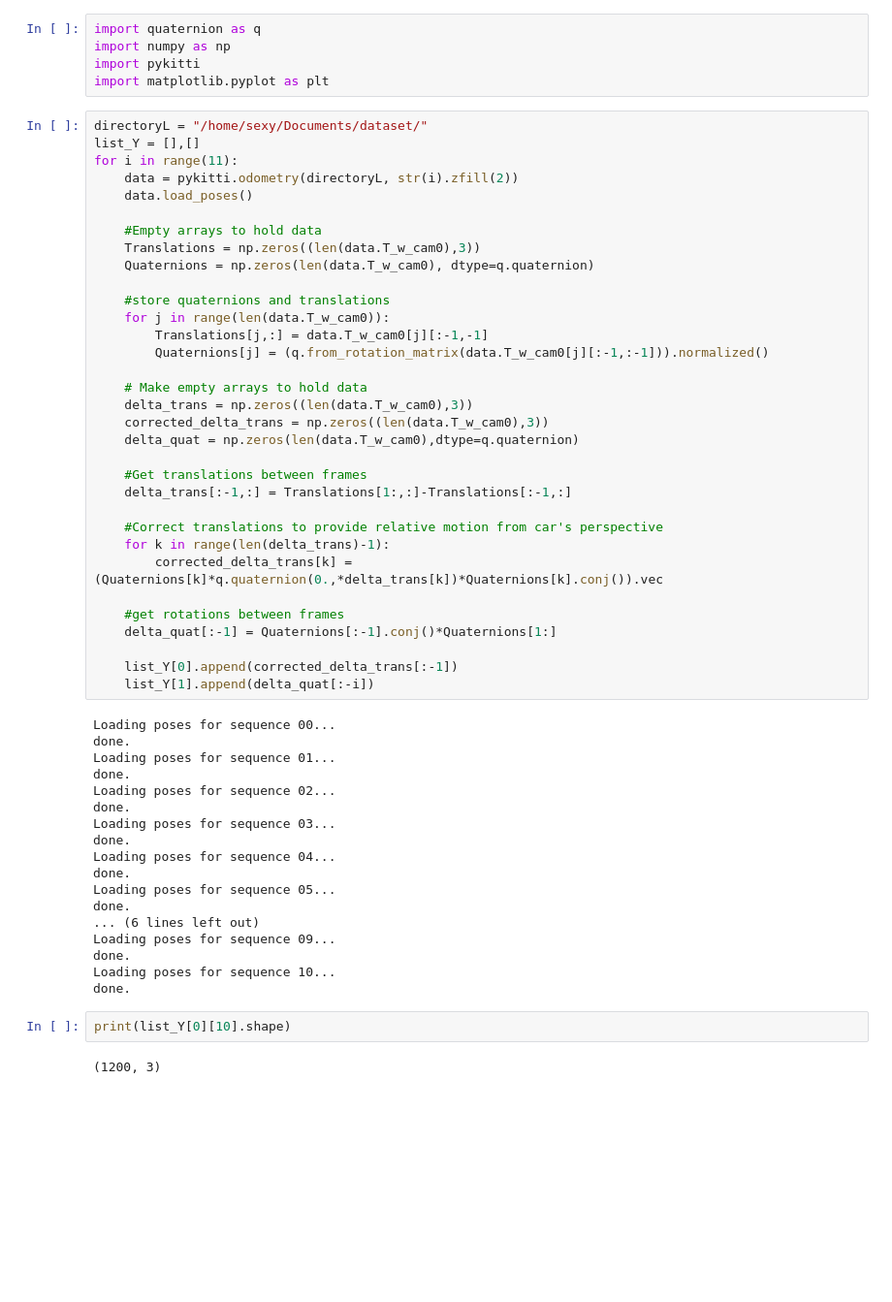
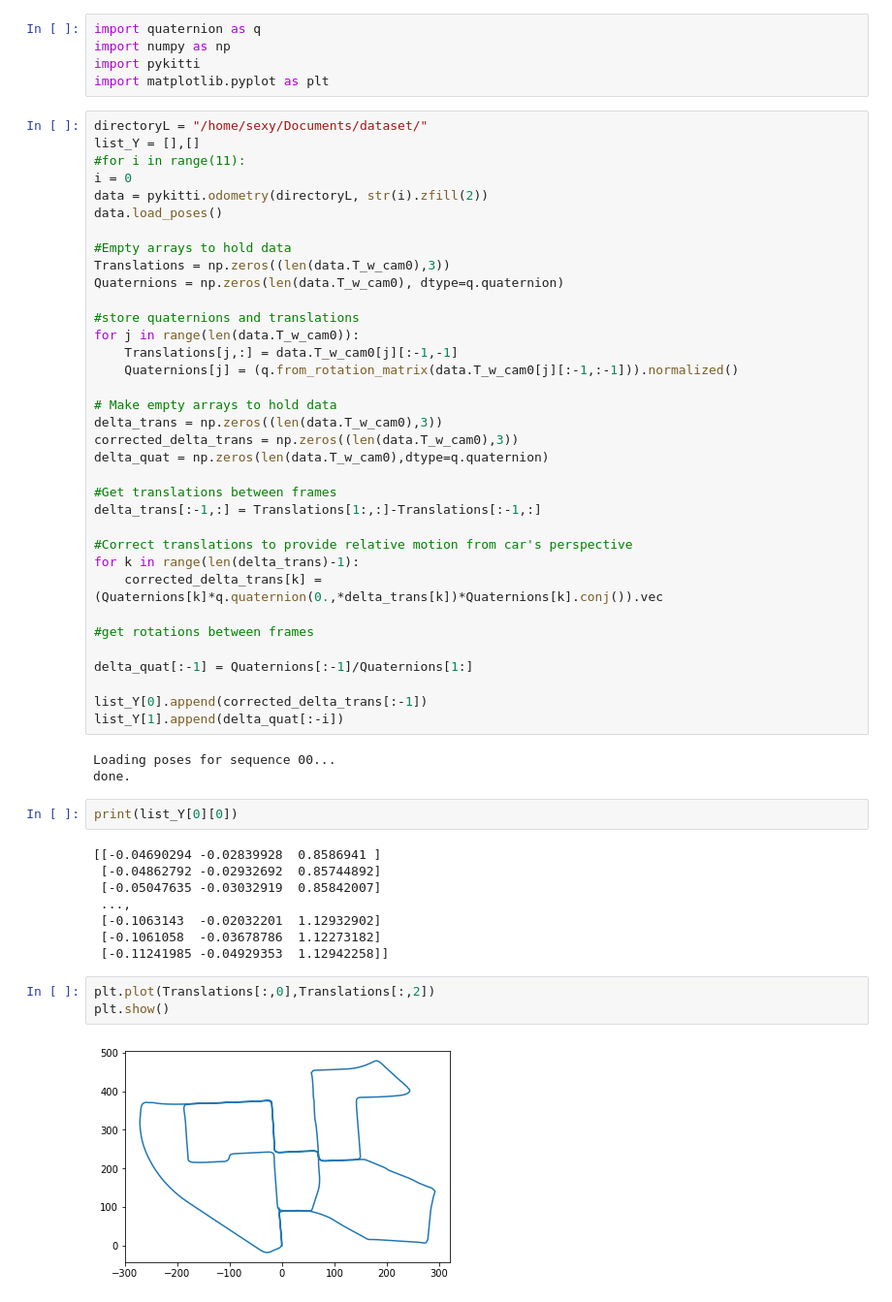
Before and after one commit to ksu-mechatronics-research/deep-visual-odometry, a Jupyter notebook: python/snippets/rotations-devel.ipynb, the cells around one changed output. Shown at 97% size. Saved outputs shown, nothing was run; the diff lists cells and outputs as text; blank space fills up the shorter version.

```diff
--- a/python/snippets/rotations-devel.ipynb
+++ b/python/snippets/rotations-devel.ipynb
@@ -6,55 +6,53 @@ import matplotlib.pyplot as plt
 # %%
 directoryL = "/home/sexy/Documents/dataset/"
 list_Y = [],[]
-for i in range(11):
-    data = pykitti.odometry(directoryL, str(i).zfill(2))
-    data.load_poses()
+#for i in range(11):
+i = 0
+data = pykitti.odometry(directoryL, str(i).zfill(2))
+data.load_poses()
 
-    #Empty arrays to hold data
-    Translations = np.zeros((len(data.T_w_cam0),3))
-    Quaternions = np.zeros(len(data.T_w_cam0), dtype=q.quaternion)
+#Empty arrays to hold data
+Translations = np.zeros((len(data.T_w_cam0),3))
+Quaternions = np.zeros(len(data.T_w_cam0), dtype=q.quaternion)
 
-    #store quaternions and translations
-    for j in range(len(data.T_w_cam0)):
-        Translations[j,:] = data.T_w_cam0[j][:-1,-1]
-        Quaternions[j] = (q.from_rotation_matrix(data.T_w_cam0[j][:-1,:-1])).normalized()
+#store quaternions and translations
+for j in range(len(data.T_w_cam0)):
+    Translations[j,:] = data.T_w_cam0[j][:-1,-1]
+    Quaternions[j] = (q.from_rotation_matrix(data.T_w_cam0[j][:-1,:-1])).normalized()
 
-    # Make empty arrays to hold data
-    delta_trans = np.zeros((len(data.T_w_cam0),3))
-    corrected_delta_trans = np.zeros((len(data.T_w_cam0),3))
-    delta_quat = np.zeros(len(data.T_w_cam0),dtype=q.quaternion)
+# Make empty arrays to hold data
+delta_trans = np.zeros((len(data.T_w_cam0),3))
+corrected_delta_trans = np.zeros((len(data.T_w_cam0),3))
+delta_quat = np.zeros(len(data.T_w_cam0),dtype=q.quaternion)
 
-    #Get translations between frames
-    delta_trans[:-1,:] = Translations[1:,:]-Translations[:-1,:]
+#Get translations between frames
+delta_trans[:-1,:] = Translations[1:,:]-Translations[:-1,:]
 
-    #Correct translations to provide relative motion from car's perspective
-    for k in range(len(delta_trans)-1):
-        corrected_delta_trans[k] = (Quaternions[k]*q.quaternion(0.,*delta_trans[k])*Quaternions[k].conj()).vec
+#Correct translations to provide relative motion from car's perspective
+for k in range(len(delta_trans)-1):
+    corrected_delta_trans[k] = (Quaternions[k]*q.quaternion(0.,*delta_trans[k])*Quaternions[k].conj()).vec
 
-    #get rotations between frames
-    delta_quat[:-1] = Quaternions[:-1].conj()*Quaternions[1:]
+#get rotations between frames
 
-    list_Y[0].append(corrected_delta_trans[:-1])
-    list_Y[1].append(delta_quat[:-i])
+delta_quat[:-1] = Quaternions[:-1]/Quaternions[1:]
+
+list_Y[0].append(corrected_delta_trans[:-1])
+list_Y[1].append(delta_quat[:-i])
 # %% [output]
 Loading poses for sequence 00...
 done.
-Loading poses for sequence 01...
-done.
-Loading poses for sequence 02...
-done.
-Loading poses for sequence 03...
-done.
-Loading poses for sequence 04...
-done.
-Loading poses for sequence 05...
-done.
-... (6 lines left out)
-Loading poses for sequence 09...
-done.
-Loading poses for sequence 10...
-done.
 # %%
-print(list_Y[0][10].shape)
+print(list_Y[0][0])
 # %% [output]
-(1200, 3)
+[[-0.04690294 -0.02839928  0.8586941 ]
+ [-0.04862792 -0.02932692  0.85744892]
+ [-0.05047635 -0.03032919  0.85842007]
+ ...,
+ [-0.1063143  -0.02032201  1.12932902]
+ [-0.1061058  -0.03678786  1.12273182]
+ [-0.11241985 -0.04929353  1.12942258]]
+# %%
+plt.plot(Translations[:,0],Translations[:,2])
+plt.show()
+# %% [output]
+[figure, added]
```
Also changed, not shown: parts of 2 cells of this notebook, 15 other files.
